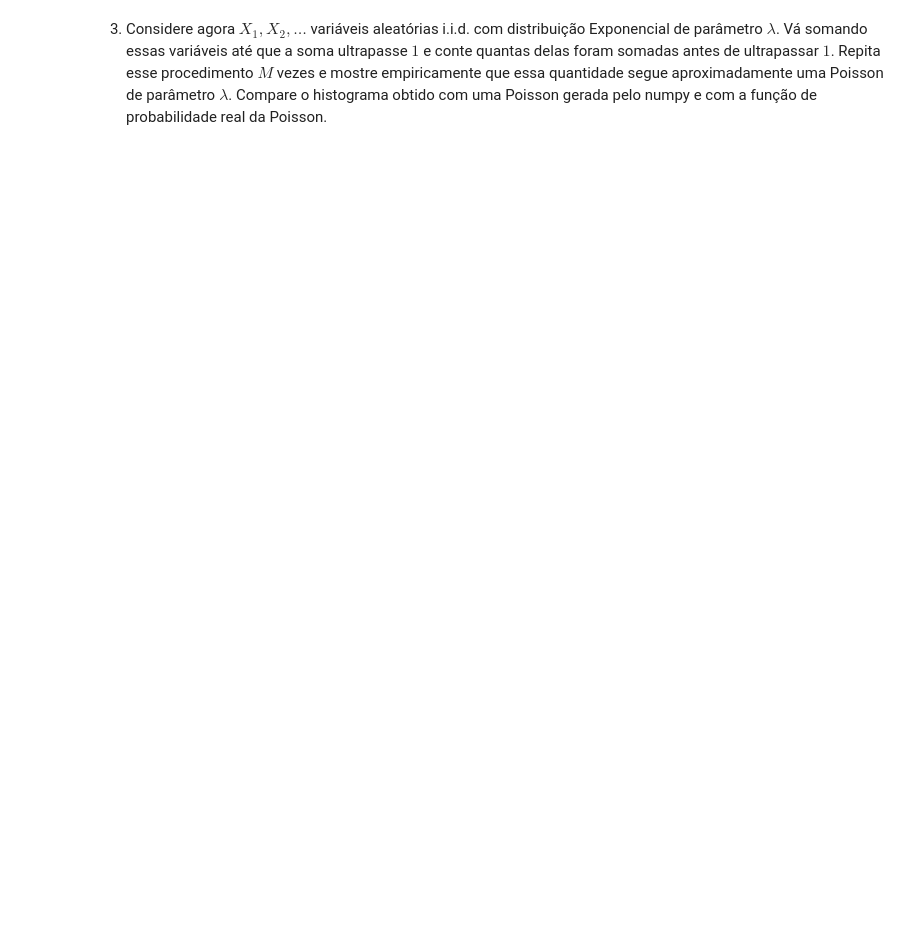
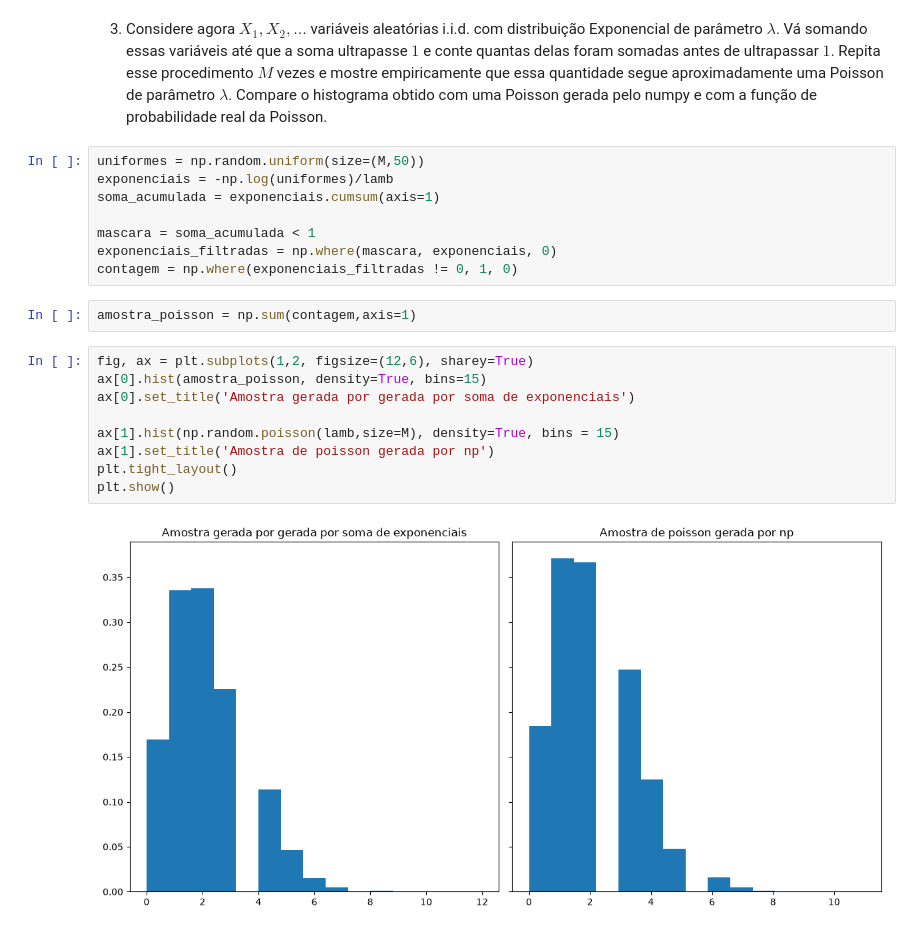
Before and after one commit to BenvenutiMateus/prog-estat, a Jupyter notebook: labs/lab6.ipynb, the cells around one changed output. Saved outputs shown, nothing was run; the diff lists cells and outputs as text; blank space fills up the shorter version.

```diff
--- a/labs/lab6.ipynb
+++ b/labs/lab6.ipynb
@@ -44,2 +45,23 @@ plt.show()
 # %% [markdown]
 3. Considere agora $X_1, X_2, \ldots$ variáveis aleatórias i.i.d. com distribuição Exponencial de parâmetro $\lambda$. Vá somando essas variáveis até que a soma ultrapasse $1$ e conte quantas delas foram somadas antes de ultrapassar $1$. Repita esse procedimento $M$ vezes e mostre empiricamente que essa quantidade segue aproximadamente uma Poisson de parâmetro $\lambda$. Compare o histograma obtido com uma Poisson gerada pelo numpy e com a função de probabilidade real da Poisson.
+# %%
+uniformes = np.random.uniform(size=(M,50))
+exponenciais = -np.log(uniformes)/lamb
+soma_acumulada = exponenciais.cumsum(axis=1)
+
+mascara = soma_acumulada < 1
+exponenciais_filtradas = np.where(mascara, exponenciais, 0)
+contagem = np.where(exponenciais_filtradas != 0, 1, 0)
+# %%
+amostra_poisson = np.sum(contagem,axis=1)
+# %%
+fig, ax = plt.subplots(1,2, figsize=(12,6), sharey=True)
+ax[0].hist(amostra_poisson, density=True, bins=15)
+ax[0].set_title('Amostra gerada por gerada por soma de exponenciais')
+
+ax[1].hist(np.random.poisson(lamb,size=M), density=True, bins = 15)
+ax[1].set_title('Amostra de poisson gerada por np')
+plt.tight_layout()
+plt.show()
+# %% [output]
+[figure, added]
```
Also changed, not shown: parts of 2 cells of this notebook, 3 other files.
